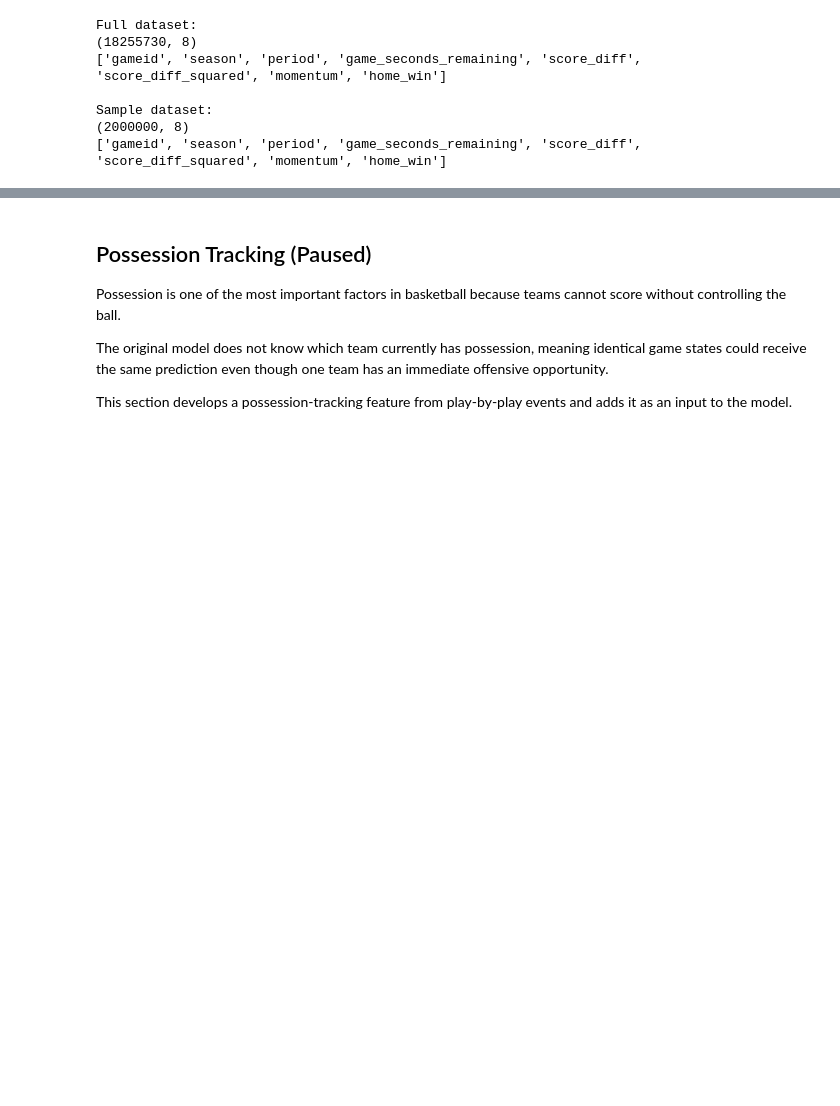
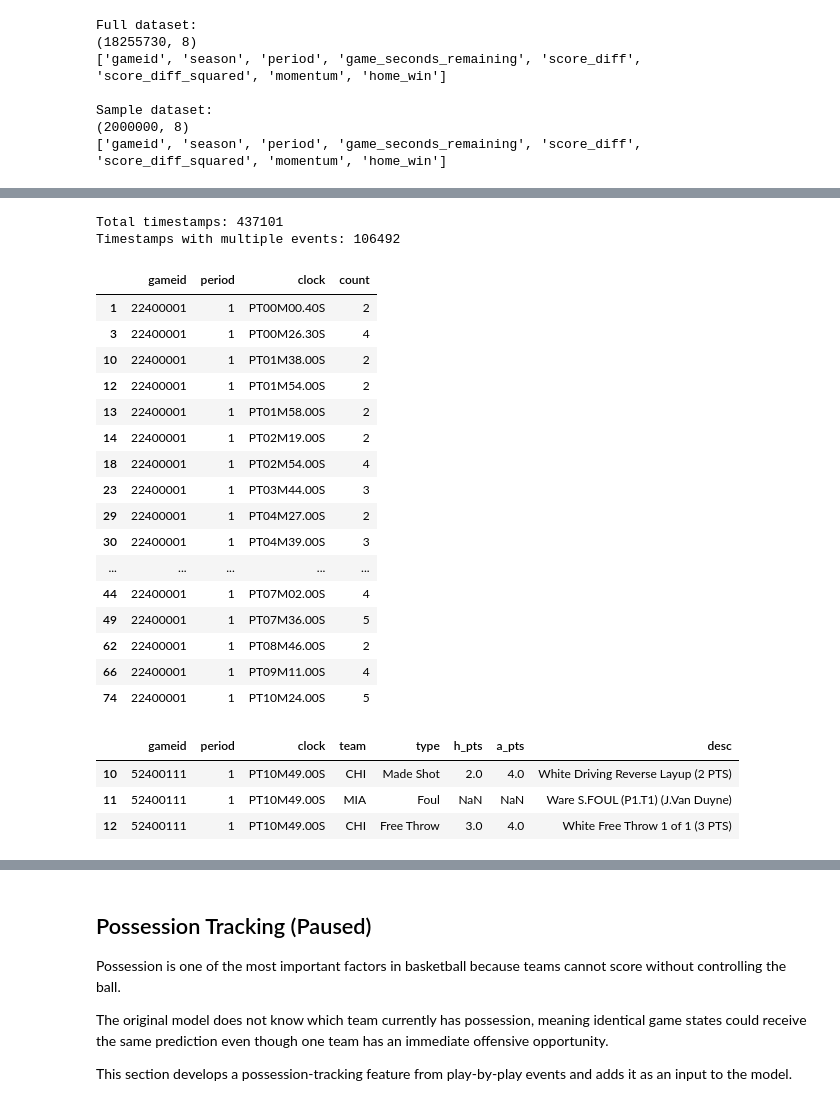
Before and after one commit to monish-3110/NBA-Win-Probability, a Jupyter notebook: notebooks/04_advanced_feature_engineering.ipynb, the cells around one changed output, grey strips where cells are left out. Saved outputs shown, nothing was run; the diff lists cells and outputs as text; code cells hidden in the pictures; blank space fills up the shorter version.

```diff
--- a/notebooks/04_advanced_feature_engineering.ipynb
+++ b/notebooks/04_advanced_feature_engineering.ipynb
@@ -52,0 +364,45 @@ Sample dataset:
+# %%
+duplicate_times = (
+    pbp.groupby(["gameid", "period", "clock"])
+       .size()
+       .reset_index(name="count")
+)
+
+print("Total timestamps:", len(duplicate_times))
+print("Timestamps with multiple events:",
+      (duplicate_times["count"] > 1).sum())
+
+duplicate_times[duplicate_times["count"] > 1].head(20)
+# %% [output]
+Total timestamps: 437101
+Timestamps with multiple events: 106492
+|  | gameid | period | clock | count |
+| 1 | 22400001 | 1 | PT00M00.40S | 2 |
+| 3 | 22400001 | 1 | PT00M26.30S | 4 |
+| 10 | 22400001 | 1 | PT01M38.00S | 2 |
+| 12 | 22400001 | 1 | PT01M54.00S | 2 |
+| 13 | 22400001 | 1 | PT01M58.00S | 2 |
+| 14 | 22400001 | 1 | PT02M19.00S | 2 |
+| 18 | 22400001 | 1 | PT02M54.00S | 4 |
+| 23 | 22400001 | 1 | PT03M44.00S | 3 |
+| 29 | 22400001 | 1 | PT04M27.00S | 2 |
+| 30 | 22400001 | 1 | PT04M39.00S | 3 |
+| ... | ... | ... | ... | ... |
+| 44 | 22400001 | 1 | PT07M02.00S | 4 |
+| 49 | 22400001 | 1 | PT07M36.00S | 5 |
+| 62 | 22400001 | 1 | PT08M46.00S | 2 |
+| 66 | 22400001 | 1 | PT09M11.00S | 4 |
+| 74 | 22400001 | 1 | PT10M24.00S | 5 |
+# %%
+pbp[
+    (pbp["gameid"] == 52400111) &
+    (pbp["period"] == 1) &
+    (pbp["clock"] == "PT10M49.00S")
+][
+    ["gameid", "period", "clock", "team", "type", "h_pts", "a_pts", "desc"]
+]
+# %% [output]
+|  | gameid | period | clock | team | type | h_pts | a_pts | desc |
+| 10 | 52400111 | 1 | PT10M49.00S | CHI | Made Shot | 2.0 | 4.0 | White Driving Reverse Layup (2 PTS) |
+| 11 | 52400111 | 1 | PT10M49.00S | MIA | Foul | NaN | NaN | Ware S.FOUL (P1.T1) (J.Van Duyne) |
+| 12 | 52400111 | 1 | PT10M49.00S | CHI | Free Throw | 3.0 | 4.0 | White Free Throw 1 of 1 (3 PTS) |
```
Also changed, not shown: parts of 30 cells of this notebook, 4 other files.
